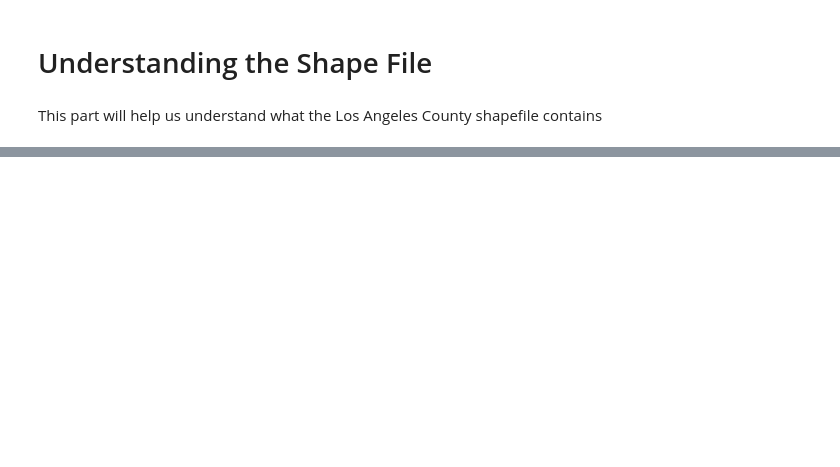
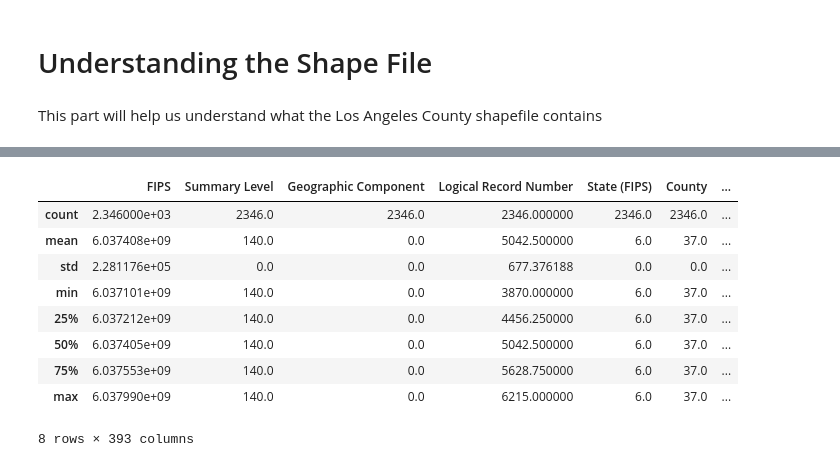
Before and after one commit to kaushiktandon/COVID-19-LA-Neighborhood-Case-Prediction, a Jupyter notebook: code/shapefile_WIP.ipynb, the cells around one changed output, grey strips where cells are left out. Cells and saved outputs as stored; diff of their text form; code cells hidden in the pictures; blank space fills up the shorter version.

```diff
--- a/code/shapefile_WIP.ipynb
+++ b/code/shapefile_WIP.ipynb
@@ -67,0 +68,5 @@ Index(['slug', 'set', 'kind', 'external_i', 'name', 'display_na', 'sqmi',
+# %%
+!wget --directory-prefix=data/ -Nq https://raw.githubusercontent.com/kaushiktandon/COVID-19-Vaccine-Allocation/master/data/SocialExplorerData_ACS2018_5YearEstimate_CA_CensusTract.csv
+social_explorer_filename = 'data/SocialExplorerData_ACS2018_5YearEstimate_CA_CensusTract.csv'
+
+census_data = pd.read_csv(social_explorer_filename, skiprows=[1])
@@ -67,0 +83,13 @@ Index(['slug', 'set', 'kind', 'external_i', 'name', 'display_na', 'sqmi',
+# %%
+census_data.describe()
+# %% [output]
+|  | FIPS | Summary Level | Geographic Component | Logical Record Number | State (FIPS) | County | ... |
+| count | 2.346000e+03 | 2346.0 | 2346.0 | 2346.000000 | 2346.0 | 2346.0 | ... |
+| mean | 6.037408e+09 | 140.0 | 0.0 | 5042.500000 | 6.0 | 37.0 | ... |
+| std | 2.281176e+05 | 0.0 | 0.0 | 677.376188 | 0.0 | 0.0 | ... |
+| min | 6.037101e+09 | 140.0 | 0.0 | 3870.000000 | 6.0 | 37.0 | ... |
+| 25% | 6.037212e+09 | 140.0 | 0.0 | 4456.250000 | 6.0 | 37.0 | ... |
+| 50% | 6.037405e+09 | 140.0 | 0.0 | 5042.500000 | 6.0 | 37.0 | ... |
+| 75% | 6.037553e+09 | 140.0 | 0.0 | 5628.750000 | 6.0 | 37.0 | ... |
+| max | 6.037990e+09 | 140.0 | 0.0 | 6215.000000 | 6.0 | 37.0 | ... |
+8 rows × 393 columns
```
Also changed, not shown: parts of 8 cells of this notebook.
